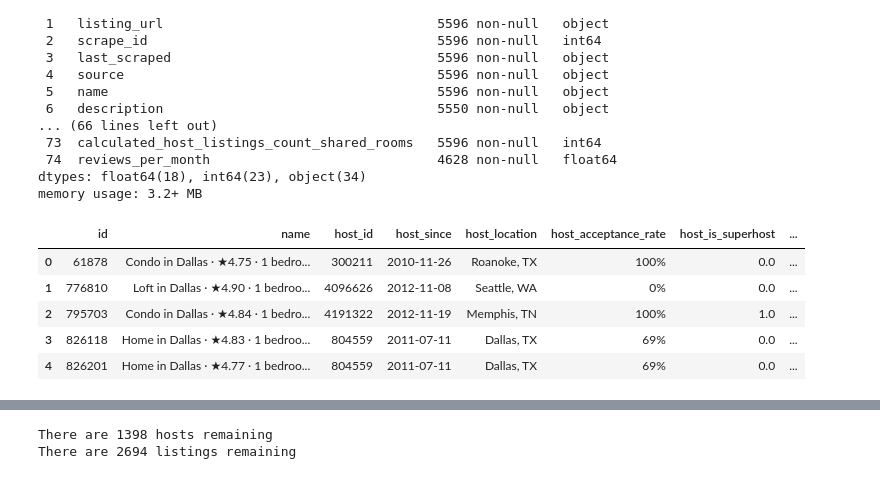
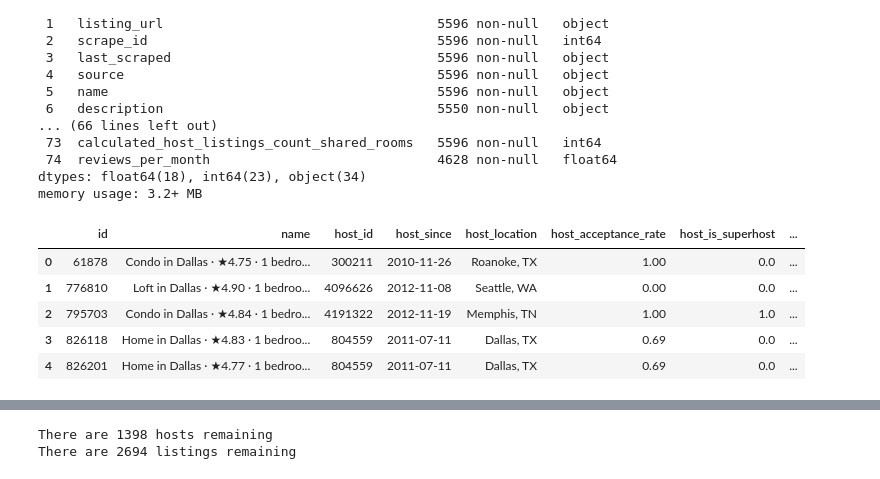
Before and after one commit to landon-g/PortfolioProjects, a Jupyter notebook: Airbnb Data.ipynb, the cells around one changed output, grey strips where cells are left out. Drawn from its saved outputs; the diff is of its cells as text; code cells hidden in the pictures.

```diff
--- a/Airbnb Data.ipynb
+++ b/Airbnb Data.ipynb
@@ -44,23 +44,23 @@ memory usage: 3.2+ MB
 # %%
 #Start data cleaning process.
 #Drop unnecessary columns.
-df = df_raw.loc[:,['id', 'name','host_id','host_since', 'host_location','host_acceptance_rate','host_is_superhost', 'host_neighbourhood', 'neighbourhood_cleansed','latitude','longitude', 'property_type', 'room_type', 'accommodates', 'bedrooms', 'beds', 'price','minimum_nights', 'maximum_nights', 'number_of_reviews', 'review_scores_rating', 'review_scores_accuracy', 'review_scores_communication', 'review_scores_location', 'review_scores_value']]
+df = df_raw.loc[:,['id', 'name','host_id','host_since', 'host_location','host_acceptance_rate','host_is_superhost', 'neighbourhood_cleansed','latitude','longitude', 'room_type', 'accommodates', 'bedrooms', 'beds', 'price','minimum_nights', 'maximum_nights', 'number_of_reviews', 'review_scores_rating', 'review_scores_accuracy', 'review_scores_communication', 'review_scores_location', 'review_scores_value']]
 
 #Changes superhost true/false values to boolean values
 df['host_is_superhost'] = df['host_is_superhost'].replace({'t' : 1 , 'f' : 0})
 
 #Change value of host_since to a date format
 df['host_since'] = df['host_since'].astype('datetime64[ns]')
 
 #Create new columns for price and acceptance rate. Changes the data type to a float value and removes the signs
-df['price2'] = df['price'].replace('[\$,]', '', regex=True).astype(float)
-df['host_acceptance_rate2'] = df['host_acceptance_rate'].str.rstrip('%').astype('float') / 100.0
+df['price'] = df['price'].replace('[\$,]', '', regex=True).astype(float)
+df['host_acceptance_rate'] = df['host_acceptance_rate'].str.rstrip('%').astype('float') / 100.0
 
 df.head()
 # %% [output]
 |  | id | name | host_id | host_since | host_location | host_acceptance_rate | host_is_superhost | ... |
-| 0 | 61878 | Condo in Dallas · ★4.75 · 1 bedro... | 300211 | 2010-11-26 | Roanoke, TX | 100% | 0.0 | ... |
-| 1 | 776810 | Loft in Dallas · ★4.90 · 1 bedroo... | 4096626 | 2012-11-08 | Seattle, WA | 0% | 0.0 | ... |
-| 2 | 795703 | Condo in Dallas · ★4.84 · 1 bedro... | 4191322 | 2012-11-19 | Memphis, TN | 100% | 1.0 | ... |
-| 3 | 826118 | Home in Dallas · ★4.83 · 1 bedroo... | 804559 | 2011-07-11 | Dallas, TX | 69% | 0.0 | ... |
-| 4 | 826201 | Home in Dallas · ★4.77 · 1 bedroo... | 804559 | 2011-07-11 | Dallas, TX | 69% | 0.0 | ... |
+| 0 | 61878 | Condo in Dallas · ★4.75 · 1 bedro... | 300211 | 2010-11-26 | Roanoke, TX | 1.00 | 0.0 | ... |
+| 1 | 776810 | Loft in Dallas · ★4.90 · 1 bedroo... | 4096626 | 2012-11-08 | Seattle, WA | 0.00 | 0.0 | ... |
+| 2 | 795703 | Condo in Dallas · ★4.84 · 1 bedro... | 4191322 | 2012-11-19 | Memphis, TN | 1.00 | 1.0 | ... |
+| 3 | 826118 | Home in Dallas · ★4.83 · 1 bedroo... | 804559 | 2011-07-11 | Dallas, TX | 0.69 | 0.0 | ... |
+| 4 | 826201 | Home in Dallas · ★4.77 · 1 bedroo... | 804559 | 2011-07-11 | Dallas, TX | 0.69 | 0.0 | ... |
```
Also changed, not shown: parts of 13 cells of this notebook.
